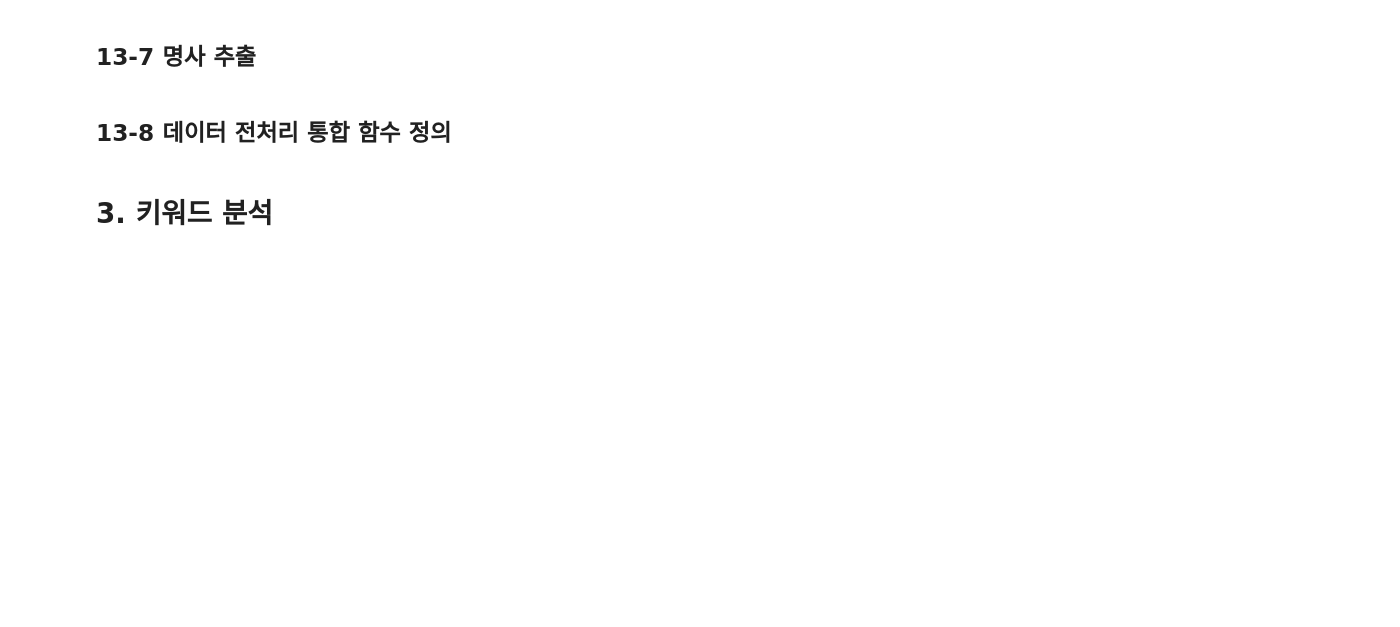
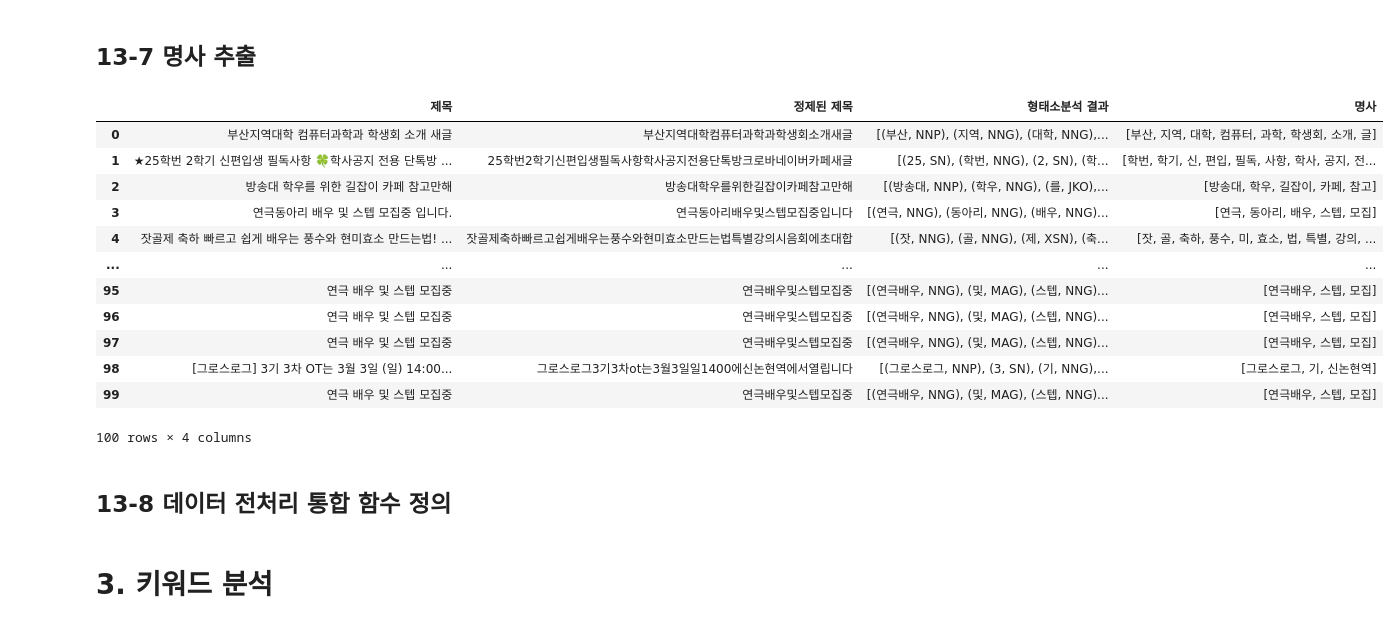
Before and after one commit to JOYCE1216/Data-Analysis-with-Open-Source, a Jupyter notebook: 오픈소스_데이터_분석_13강.ipynb, the cells around one changed output. Cells and saved outputs as stored; diff of their text form; code cells hidden in the pictures; blank space fills up the shorter version.

```diff
--- a/오픈소스_데이터_분석_13강.ipynb
+++ b/오픈소스_데이터_분석_13강.ipynb
@@ -357,18 +409,32 @@ cs_df
 # %%
 ## 형태소 분석 결과에서 명사 추출
 def extract_nouns(morphemes):
-  # 형태소가 NNG (일반명사), NNP (고유명사) 인 word를 nouns에 저장
-
-  return nouns
+    # 형태소가 NNG (일반명사), NNP (고유명사) 인 word를 nouns에 저장
+    nouns = [word for word, tag in morphemes if tag in['NNG','NNP']]
+    return nouns
 
 ## 데이터프레임에 명사 추출 적용
 def noun_df(df):
   if not df.empty:
-      df['명사'] = df['형태소 분석 결과'].apply(extract_nouns)
+      df['명사'] = df['형태소분석 결과'].apply(extract_nouns)
 
 ## 명사 추출 적용
 noun_df(cs_df)
 cs_df
+# %% [output]
+|  | 제목 | 정제된 제목 | 형태소분석 결과 | 명사 |
+| 0 | 부산지역대학 컴퓨터과학과 학생회 소개 새글 | 부산지역대학컴퓨터과학과학생회소개새글 | [(부산, NNP), (지역, NNG), (대학, NNG),... | [부산, 지역, 대학, 컴퓨터, 과학, 학생회, 소개, 글] |
+| 1 | ★25학번 2학기 신편입생 필독사항 🍀학사공지 전용 단톡방 ... | 25학번2학기신편입생필독사항학사공지전용단톡방크로바네이버카페새글 | [(25, SN), (학번, NNG), (2, SN), (학... | [학번, 학기, 신, 편입, 필독, 사항, 학사, 공지, 전... |
+| 2 | 방송대 학우를 위한 길잡이 카페 참고만해 | 방송대학우를위한길잡이카페참고만해 | [(방송대, NNP), (학우, NNG), (를, JKO),... | [방송대, 학우, 길잡이, 카페, 참고] |
+| 3 | 연극동아리 배우 및 스텝 모집중 입니다. | 연극동아리배우및스텝모집중입니다 | [(연극, NNG), (동아리, NNG), (배우, NNG)... | [연극, 동아리, 배우, 스텝, 모집] |
+| 4 | 잣골제 축하 빠르고 쉽게 배우는 풍수와 현미효소 만드는법! ... | 잣골제축하빠르고쉽게배우는풍수와현미효소만드는법특별강의시음회에초대합 | [(잣, NNG), (골, NNG), (제, XSN), (축... | [잣, 골, 축하, 풍수, 미, 효소, 법, 특별, 강의, ... |
+| ... | ... | ... | ... | ... |
+| 95 | 연극 배우 및 스텝 모집중 | 연극배우및스텝모집중 | [(연극배우, NNG), (및, MAG), (스텝, NNG)... | [연극배우, 스텝, 모집] |
+| 96 | 연극 배우 및 스텝 모집중 | 연극배우및스텝모집중 | [(연극배우, NNG), (및, MAG), (스텝, NNG)... | [연극배우, 스텝, 모집] |
+| 97 | 연극 배우 및 스텝 모집중 | 연극배우및스텝모집중 | [(연극배우, NNG), (및, MAG), (스텝, NNG)... | [연극배우, 스텝, 모집] |
+| 98 | [그로스로그] 3기 3차 OT는 3월 3일 (일) 14:00... | 그로스로그3기3차ot는3월3일일1400에신논현역에서열립니다 | [(그로스로그, NNP), (3, SN), (기, NNG),... | [그로스로그, 기, 신논현역] |
+| 99 | 연극 배우 및 스텝 모집중 | 연극배우및스텝모집중 | [(연극배우, NNG), (및, MAG), (스텝, NNG)... | [연극배우, 스텝, 모집] |
+100 rows × 4 columns
 # %% [markdown]
 ## 13-8 데이터 전처리 통합 함수 정의
 # %%
```
Also changed, not shown: parts of 16 cells of this notebook.
